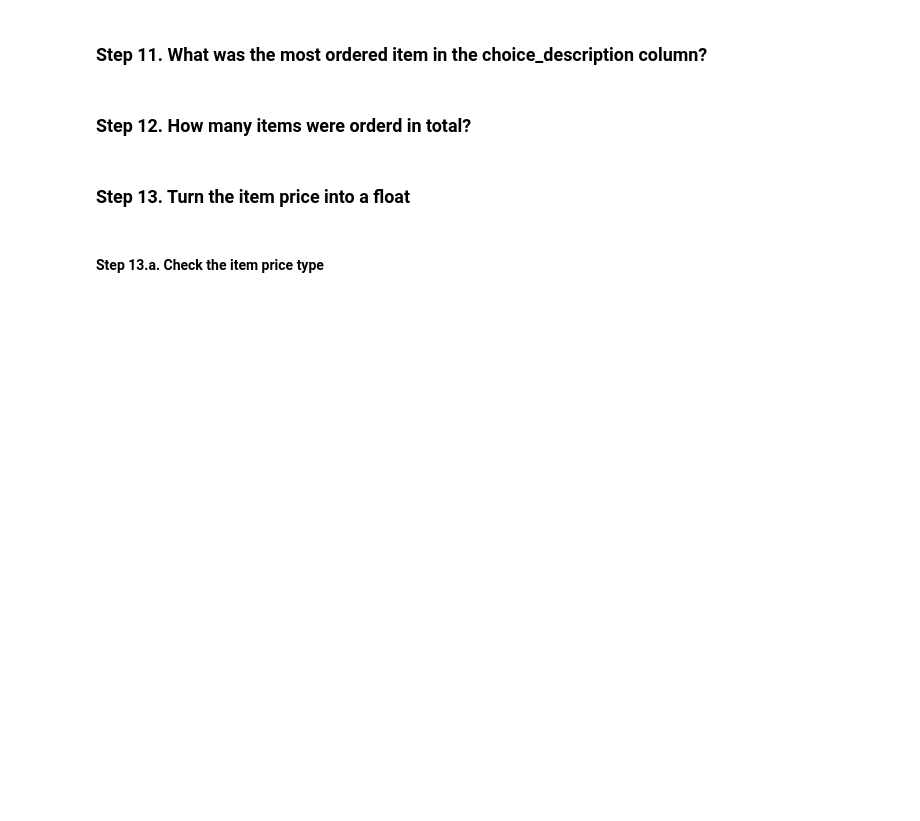
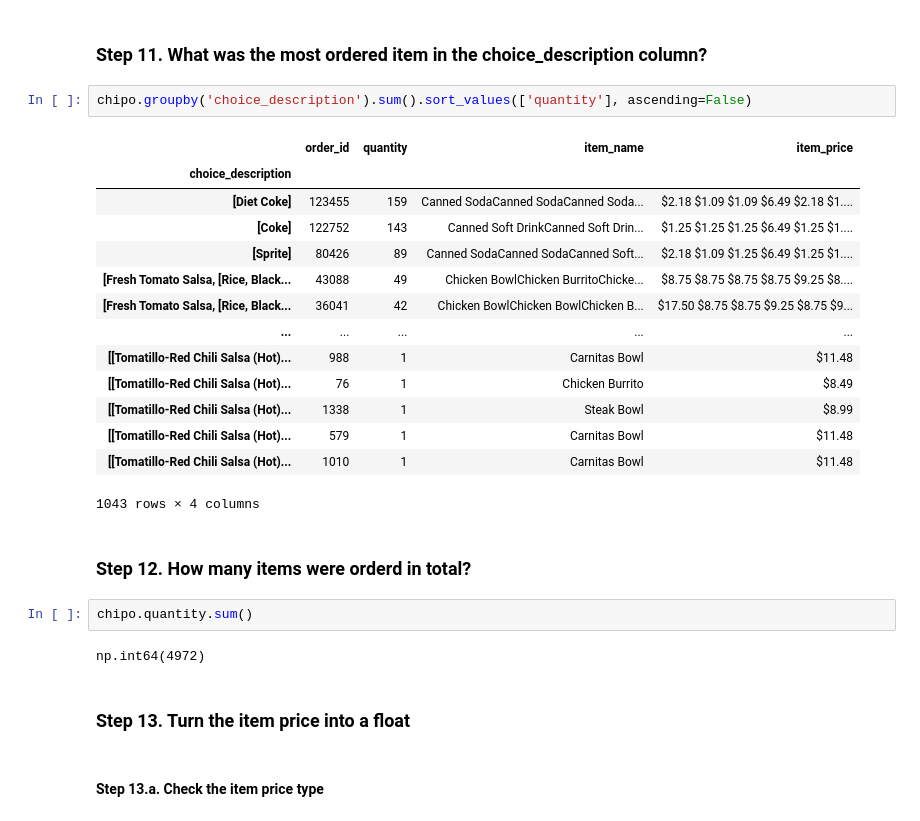
Before and after one commit to anishjoni/pandas_exercises, a Jupyter notebook: 01_Getting_&_Knowing_Your_Data/Chipotle/Exercises.ipynb, the cells around one changed output. Cells and saved outputs as stored; diff of their text form; blank space fills up the shorter version.

```diff
--- a/01_Getting_&_Knowing_Your_Data/Chipotle/Exercises.ipynb
+++ b/01_Getting_&_Knowing_Your_Data/Chipotle/Exercises.ipynb
@@ -32,7 +93,28 @@ Special thanks to: https://github.com/justmarkham for sharing the dataset and ma
 # %% [markdown]
 ### Step 11. What was the most ordered item in the choice_description column?
+# %%
+chipo.groupby('choice_description').sum().sort_values(['quantity'], ascending=False)
+# %% [output]
+|  | order_id | quantity | item_name | item_price |
+| choice_description |  |  |  |  |
+| [Diet Coke] | 123455 | 159 | Canned SodaCanned SodaCanned Soda... | $2.18 $1.09 $1.09 $6.49 $2.18 $1.... |
+| [Coke] | 122752 | 143 | Canned Soft DrinkCanned Soft Drin... | $1.25 $1.25 $1.25 $6.49 $1.25 $1.... |
+| [Sprite] | 80426 | 89 | Canned SodaCanned SodaCanned Soft... | $2.18 $1.09 $1.25 $6.49 $1.25 $1.... |
+| [Fresh Tomato Salsa, [Rice, Black... | 43088 | 49 | Chicken BowlChicken BurritoChicke... | $8.75 $8.75 $8.75 $8.75 $9.25 $8.... |
+| [Fresh Tomato Salsa, [Rice, Black... | 36041 | 42 | Chicken BowlChicken BowlChicken B... | $17.50 $8.75 $8.75 $9.25 $8.75 $9... |
+| ... | ... | ... | ... | ... |
+| [[Tomatillo-Red Chili Salsa (Hot)... | 988 | 1 | Carnitas Bowl | $11.48 |
+| [[Tomatillo-Red Chili Salsa (Hot)... | 76 | 1 | Chicken Burrito | $8.49 |
+| [[Tomatillo-Red Chili Salsa (Hot)... | 1338 | 1 | Steak Bowl | $8.99 |
+| [[Tomatillo-Red Chili Salsa (Hot)... | 579 | 1 | Carnitas Bowl | $11.48 |
+| [[Tomatillo-Red Chili Salsa (Hot)... | 1010 | 1 | Carnitas Bowl | $11.48 |
+1043 rows × 4 columns
 # %% [markdown]
 ### Step 12. How many items were orderd in total?
+# %%
+chipo.quantity.sum()
+# %% [output]
+np.int64(4972)
 # %% [markdown]
 ### Step 13. Turn the item price into a float
 # %% [markdown]
```
Also changed, not shown: parts of 18 cells of this notebook.
